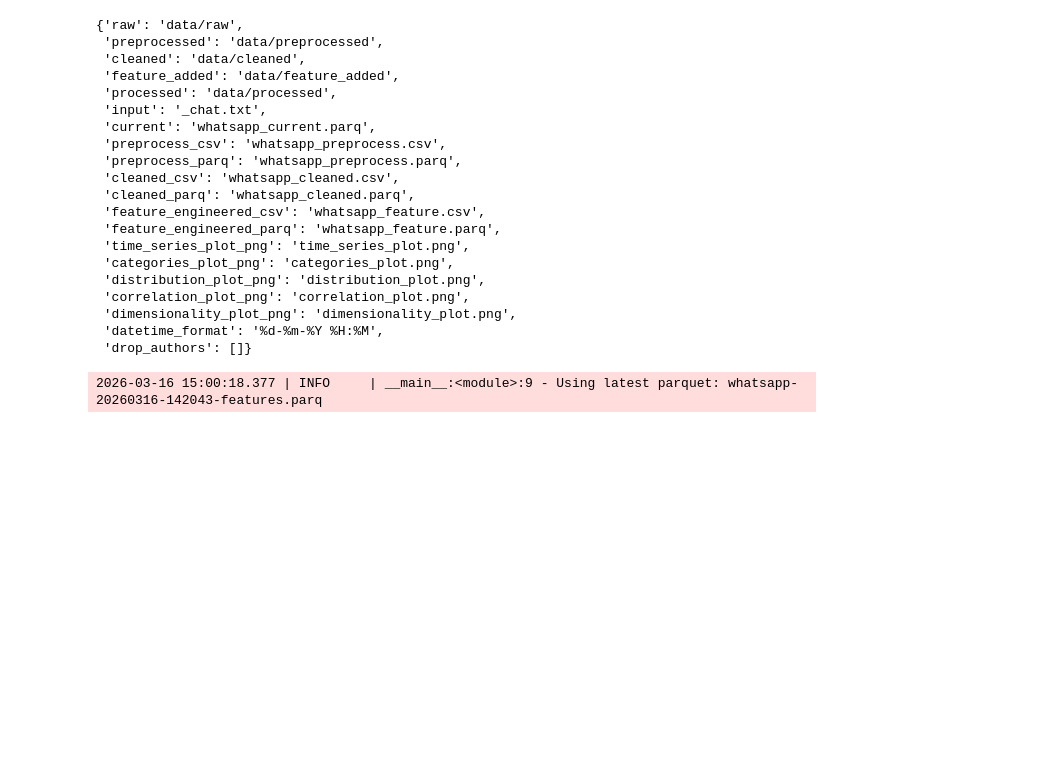
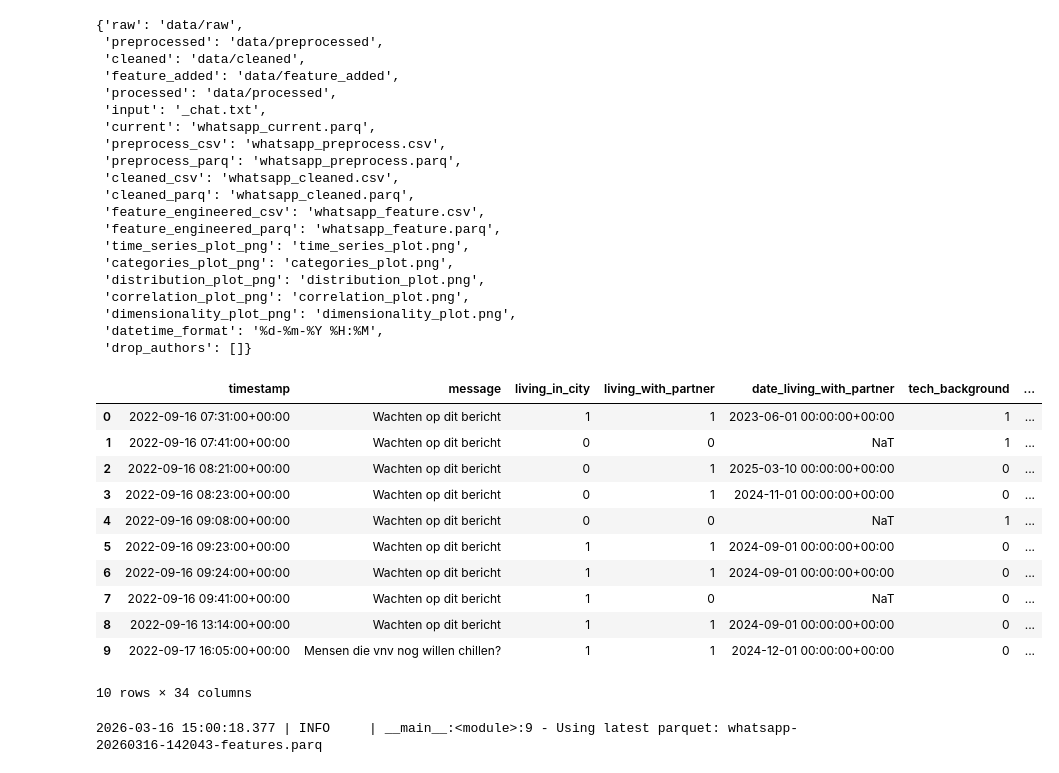
Before and after one commit to bashoogeventerink-max/DAV, a Jupyter notebook: notebooks/06-time-series-test.ipynb, the cells around one changed output. Saved outputs shown, nothing was run; the diff lists cells and outputs as text; code cells hidden in the pictures; blank space fills up the shorter version.

```diff
--- a/notebooks/06-time-series-test.ipynb
+++ b/notebooks/06-time-series-test.ipynb
@@ -39,6 +39,22 @@ config
  'dimensionality_plot_png': 'dimensionality_plot.png',
  'datetime_format': '%d-%m-%Y %H:%M',
  'drop_authors': []}
+# %%
+# First 10 records (run cells above to load df)
+display(df.head(10))
+# %% [output]
+|  | timestamp | message | living_in_city | living_with_partner | date_living_with_partner | tech_background | ... |
+| 0 | 2022-09-16 07:31:00+00:00 | Wachten op dit bericht | 1 | 1 | 2023-06-01 00:00:00+00:00 | 1 | ... |
+| 1 | 2022-09-16 07:41:00+00:00 | Wachten op dit bericht | 0 | 0 | NaT | 1 | ... |
+| 2 | 2022-09-16 08:21:00+00:00 | Wachten op dit bericht | 0 | 1 | 2025-03-10 00:00:00+00:00 | 0 | ... |
+| 3 | 2022-09-16 08:23:00+00:00 | Wachten op dit bericht | 0 | 1 | 2024-11-01 00:00:00+00:00 | 0 | ... |
+| 4 | 2022-09-16 09:08:00+00:00 | Wachten op dit bericht | 0 | 0 | NaT | 1 | ... |
+| 5 | 2022-09-16 09:23:00+00:00 | Wachten op dit bericht | 1 | 1 | 2024-09-01 00:00:00+00:00 | 0 | ... |
+| 6 | 2022-09-16 09:24:00+00:00 | Wachten op dit bericht | 1 | 1 | 2024-09-01 00:00:00+00:00 | 0 | ... |
+| 7 | 2022-09-16 09:41:00+00:00 | Wachten op dit bericht | 1 | 0 | NaT | 0 | ... |
+| 8 | 2022-09-16 13:14:00+00:00 | Wachten op dit bericht | 1 | 1 | 2024-09-01 00:00:00+00:00 | 0 | ... |
+| 9 | 2022-09-17 16:05:00+00:00 | Mensen die vnv nog willen chillen? | 1 | 1 | 2024-12-01 00:00:00+00:00 | 0 | ... |
+10 rows × 34 columns
 # %%
 root = Path("..").resolve()
 feature_added_dir = root / Path(config["feature_added"])
```
Also changed, not shown: 1 other file.
